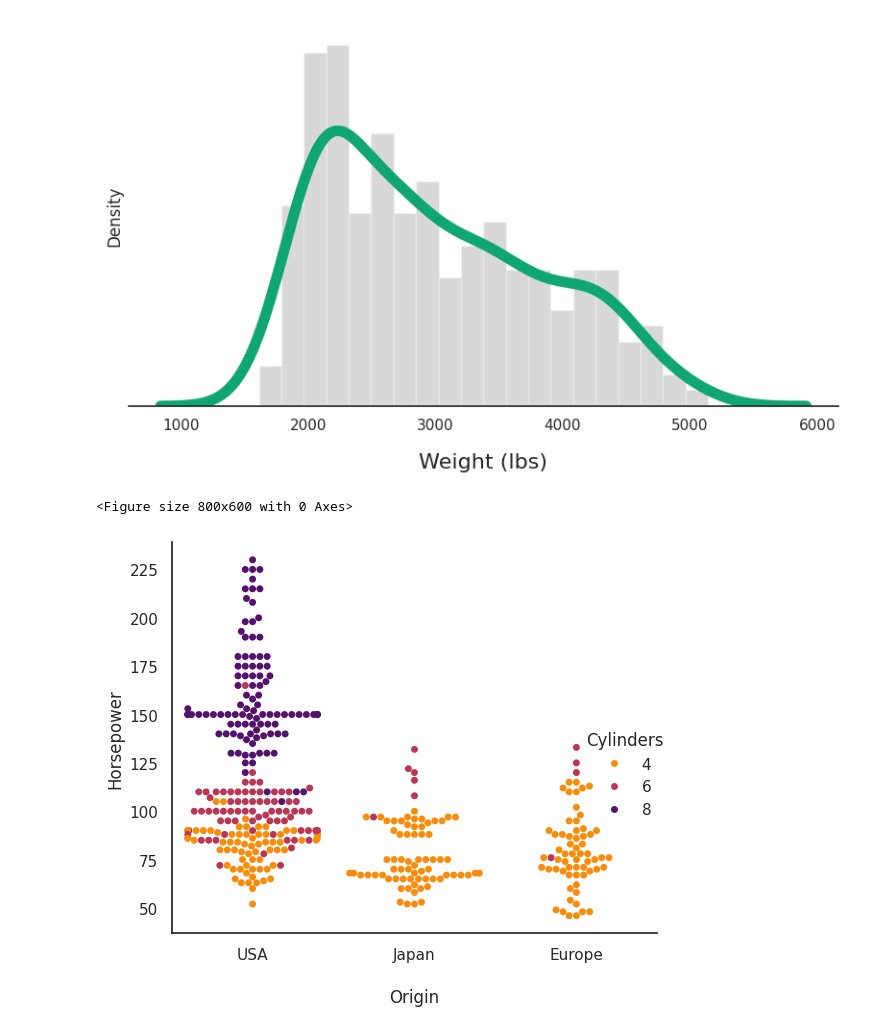
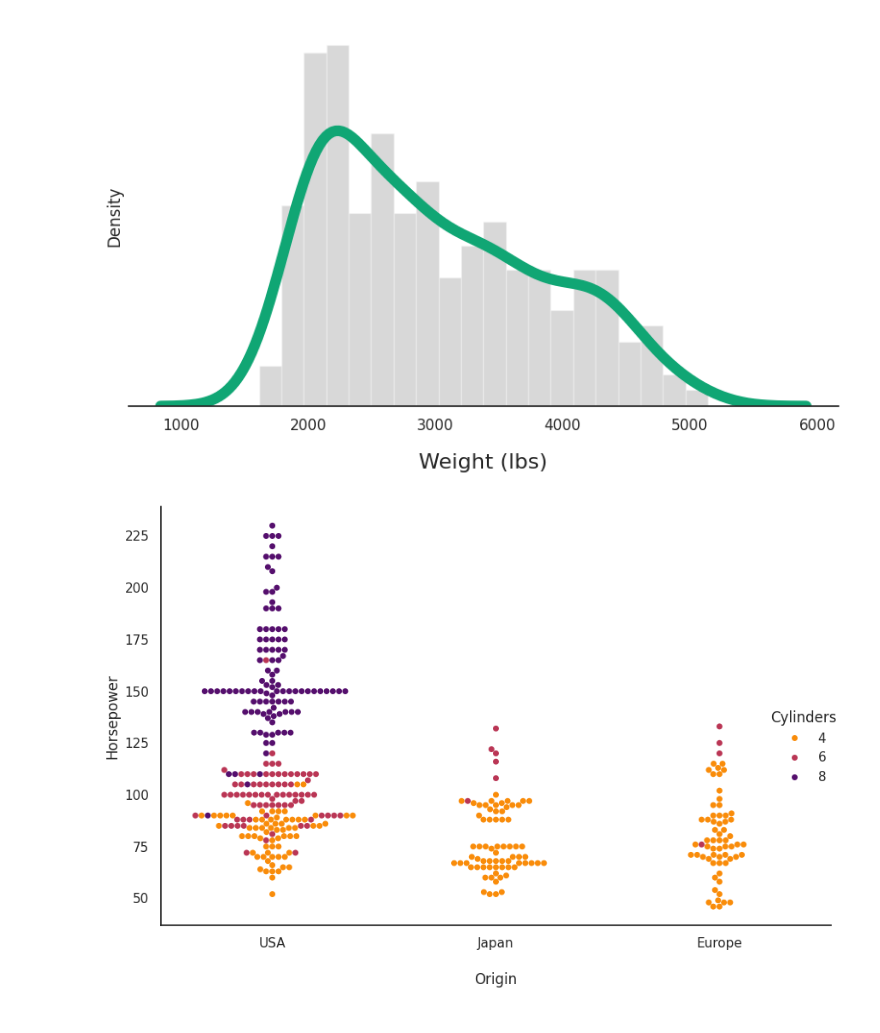
Before and after one commit to Davron030901/Matplotlib_and_Seaborn, a Jupyter notebook: 01_Seaborn_Intro.ipynb, the cells around one changed output. Cells and saved outputs as stored; diff of their text form; code cells hidden in the pictures.

```diff
--- a/01_Seaborn_Intro.ipynb
+++ b/01_Seaborn_Intro.ipynb
@@ -112,3 +112,27 @@ This will become an error in seaborn v0.14.0; please update your code.
 
   sns.kdeplot(x=cyl_8.horsepower, y=cyl_8.mpg,cmap="Reds", shade=True, shade_lowest=False)
 [figure]
+# %%
+# Set the style
+sns.set_style('whitegrid')
+
+# Filter the data
+cyl_4 = cars[cars.cylinders == 4]
+cyl_8 = cars[cars.cylinders == 8]
+
+# Create the plot
+plt.figure(figsize=(8, 6))
+
+# Use updated parameters
+sns.kdeplot(x=cyl_4.horsepower, y=cyl_4.mpg, cmap="Blues", fill=False, thresh=0)
+sns.kdeplot(x=cyl_8.horsepower, y=cyl_8.mpg, cmap="Reds", fill=False, thresh=0)
+
+# Add labels and annotations
+plt.xlabel('Horsepower')
+plt.ylabel('Miles per Gallon (MPG)')
+plt.annotate("4 Cylinders", (105, 32), color='b', fontsize=16, fontweight='bold')
+plt.annotate("8 Cylinders", (190, 18), color='r', fontsize=16, fontweight='bold')
+
+# Adjust layout
+plt.tight_layout()
+plt.show()
@@ -169,18 +208,25 @@ https://gist.github.com/mwaskom/de44147ed2974457ad6372750bbe5751
   sns.distplot(cars.weight,
 [figure]
 # %%
-plt.figure(figsize=(8,6))
+filtered_cars = cars[cars.cylinders.isin([4, 6, 8])]
+
 g = sns.catplot(x='origin', y='horsepower', hue='cylinders',
                 kind='swarm',
-                palette=sns.color_palette('inferno_r', 3,),
-                data=cars[cars.cylinders.isin([4, 6, 8])]
-               )
+                palette=sns.color_palette('inferno_r', 3),
+                data=filtered_cars,
+                height=6, aspect=8/6)  # Adjust height and aspect ratio
 
 plt.xlabel('\nOrigin')
 plt.ylabel('Horsepower')
+plt.gca().set_xticks([0, 1, 2])  # Set tick positions
 plt.gca().set_xticklabels(['USA', 'Japan', 'Europe'])
+
 g._legend.set_title('Cylinders')
-plt.tight_layout();
+
+# Adjust layout
+plt.tight_layout()
+
+# Show the plot
+plt.show()
 # %% [output]
-<Figure size 800x600 with 0 Axes>
-[figure, old version]
+[figure, new version]
```
Also changed, not shown: parts of 3 cells of this notebook.
